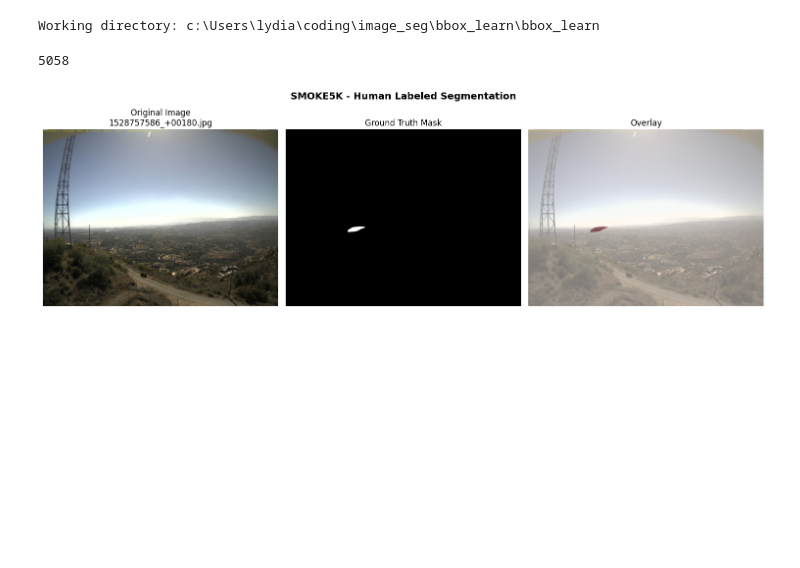
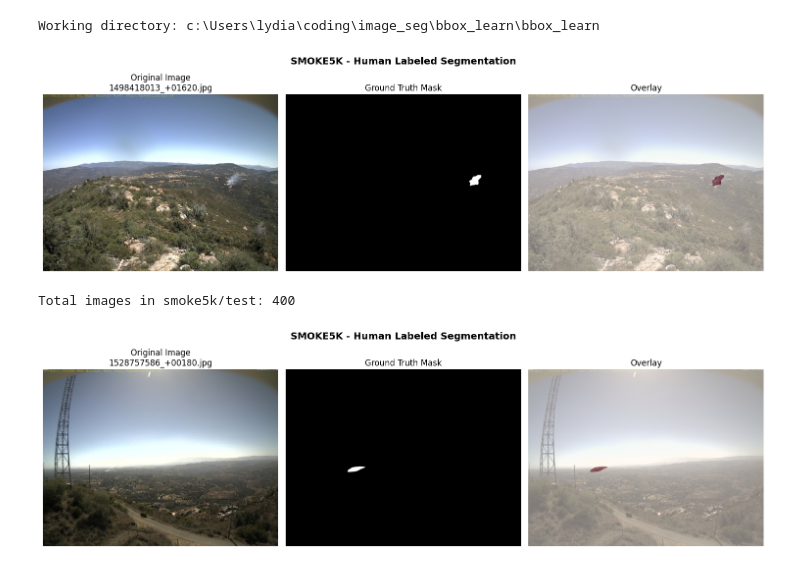
Before and after one commit to lydiamesogeiti/image_seg, a Jupyter notebook: bbox_learn/bbox_learn/dataset/ijmond_bbox/data_inspection.ipynb, the cells around one changed output. Saved outputs shown, nothing was run; the diff lists cells and outputs as text; code cells hidden in the pictures; blank space fills up the shorter version.

```diff
--- a/bbox_learn/bbox_learn/dataset/ijmond_bbox/data_inspection.ipynb
+++ b/bbox_learn/bbox_learn/dataset/ijmond_bbox/data_inspection.ipynb
@@ -19,12 +19,40 @@ Working directory: c:\Users\lydia\coding\image_seg\bbox_learn\bbox_learn
 # ~5,000 smoke images with pixel-level ground truth masks
 # %%
 # Smoke5k - Ground Truth Visualization
-smoke5k_test_img_path = os.path.join(base_path, "smoke5k/train/img")
-smoke5k_test_gt_path = os.path.join(base_path, "smoke5k/train/gt")
-test_img_files = sorted(os.listdir(smoke5k_test_img_path))
-len(test_img_files)
+smoke5k_test_img_path = os.path.join(base_path, "smoke5k/test/img")
+smoke5k_test_gt_path = os.path.join(base_path, "smoke5k/test/gt")
+# Smoke5k - Ground Truth Visualization
+
+# Get a sample image
+img_files = sorted(os.listdir(smoke5k_test_img_path))
+sample_img_name = img_files[2]
+sample_gt_name = sample_img_name.replace('.jpg', '.png')
+
+img = Image.open(os.path.join(smoke5k_test_img_path, sample_img_name))
+gt = Image.open(os.path.join(smoke5k_test_gt_path, sample_gt_name))
+
+fig, axes = plt.subplots(1, 3, figsize=(15, 5))
+axes[0].imshow(img)
+axes[0].set_title(f"Original Image\n{sample_img_name}")
+axes[0].axis('off')
+
+axes[1].imshow(gt, cmap='gray')
+axes[1].set_title("Ground Truth Mask")
+axes[1].axis('off')
+
+axes[2].imshow(img)
+axes[2].imshow(np.array(gt), alpha=0.5, cmap='Reds')
+axes[2].set_title("Overlay")
+axes[2].axis('off')
+
+plt.suptitle("SMOKE5K - Human Labeled Segmentation", fontsize=14, fontweight='bold')
+plt.tight_layout()
+plt.show()
+
+print(f"Total images in smoke5k/test: {len(img_files)}")
 # %% [output]
+[figure, added]
-5058
+Total images in smoke5k/test: 400
 # %%
 # Smoke5k - Ground Truth Visualization
 smoke5k_train_img_path = os.path.join(base_path, "smoke5k/train/img")
```
Also changed, not shown: 24 other files.
